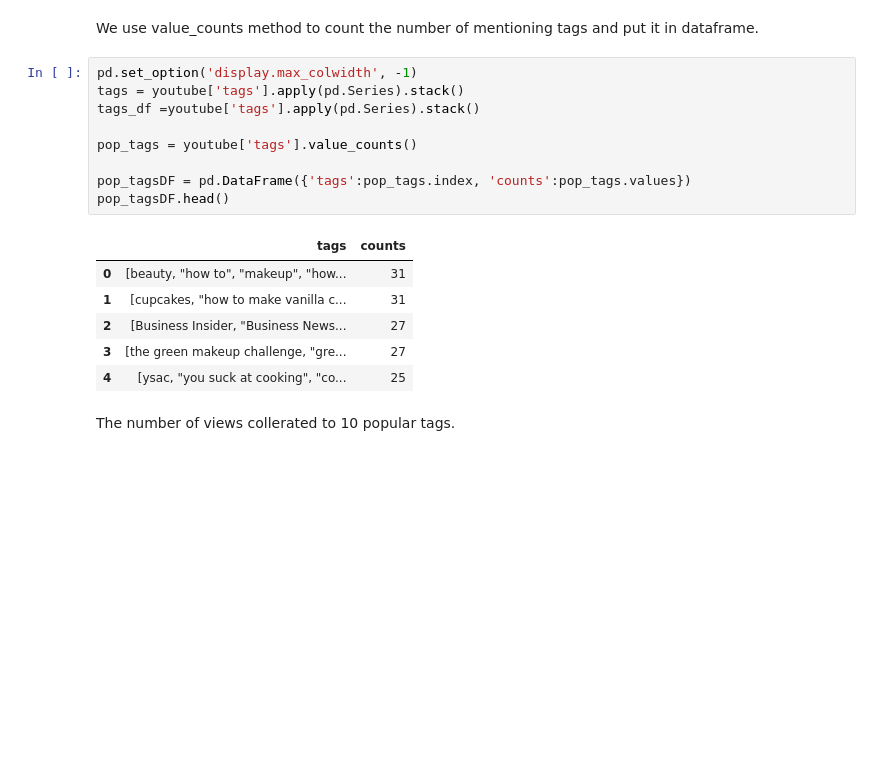
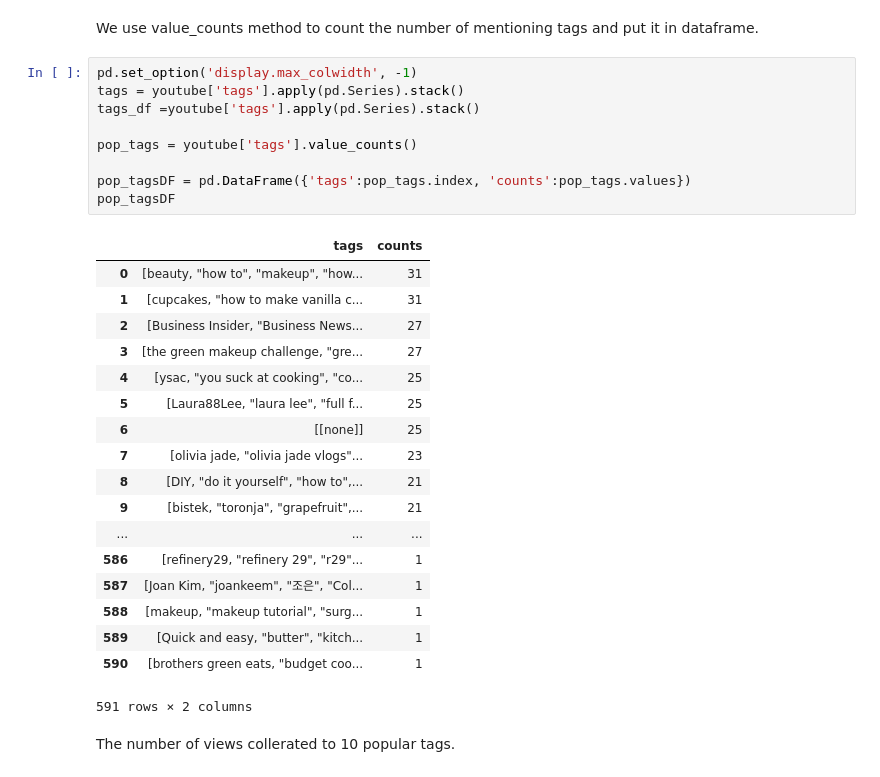
Before and after one commit to dtn058/FinalProject_group46, a Jupyter notebook: COGS108 Final project.ipynb, the cells around one changed output. Cells and saved outputs as stored; diff of their text form; blank space fills up the shorter version.

```diff
--- a/COGS108 Final project.ipynb
+++ b/COGS108 Final project.ipynb
@@ -110,19 +110,31 @@ We use value_counts method to count the number of mentioning tags and put it in
 # %%
 pd.set_option('display.max_colwidth', -1)
 tags = youtube['tags'].apply(pd.Series).stack()
 tags_df =youtube['tags'].apply(pd.Series).stack()
 
 pop_tags = youtube['tags'].value_counts()
 
 pop_tagsDF = pd.DataFrame({'tags':pop_tags.index, 'counts':pop_tags.values})
-pop_tagsDF.head()
+pop_tagsDF
 # %% [output]
 |  | tags | counts |
 | 0 | [beauty, "how to", "makeup", "how... | 31 |
 | 1 | [cupcakes, "how to make vanilla c... | 31 |
 | 2 | [Business Insider, "Business News... | 27 |
 | 3 | [the green makeup challenge, "gre... | 27 |
 | 4 | [ysac, "you suck at cooking", "co... | 25 |
+| 5 | [Laura88Lee, "laura lee", "full f... | 25 |
+| 6 | [[none]] | 25 |
+| 7 | [olivia jade, "olivia jade vlogs"... | 23 |
+| 8 | [DIY, "do it yourself", "how to",... | 21 |
+| 9 | [bistek, "toronja", "grapefruit",... | 21 |
+| ... | ... | ... |
+| 586 | [refinery29, "refinery 29", "r29"... | 1 |
+| 587 | [Joan Kim, "joankeem", "조은", "Col... | 1 |
+| 588 | [makeup, "makeup tutorial", "surg... | 1 |
+| 589 | [Quick and easy, "butter", "kitch... | 1 |
+| 590 | [brothers green eats, "budget coo... | 1 |
+591 rows × 2 columns
 # %% [markdown]
 The number of views collerated to 10 popular tags.
 # %%
```
